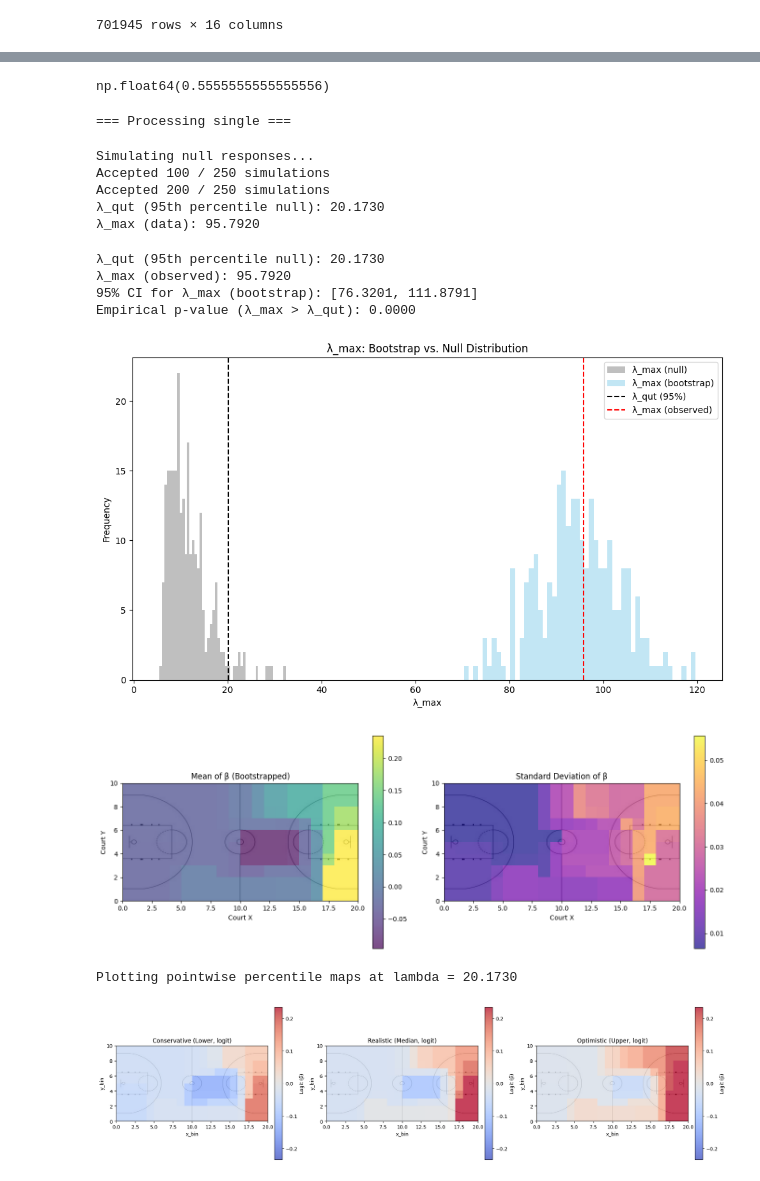
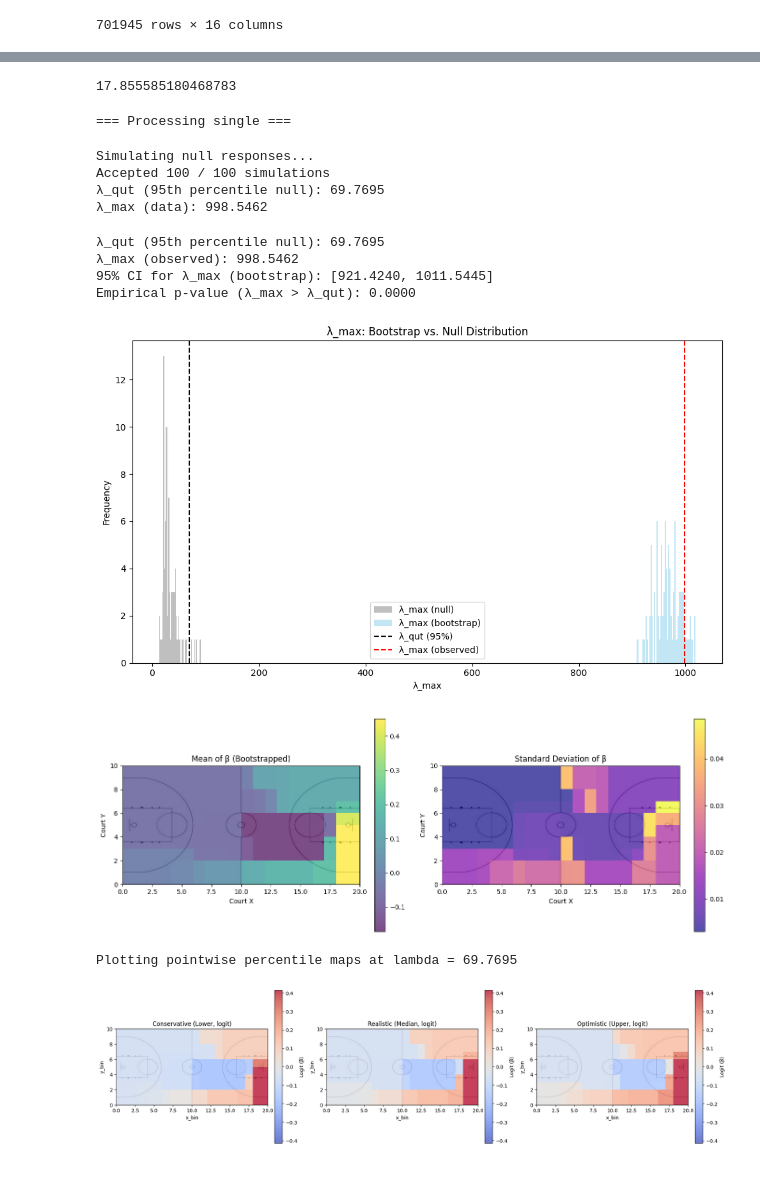
Before and after one commit to Channertheman/NBA_Analysis, a Jupyter notebook: Simulation_construction.ipynb, the cells around one changed output, grey strips where cells are left out. Saved outputs shown, nothing was run; the diff lists cells and outputs as text; code cells hidden in the pictures.

```diff
--- a/Simulation_construction.ipynb
+++ b/Simulation_construction.ipynb
@@ -634,7 +634,7 @@ plot_effect_surfaces(pipeline_movement_effects, pipeline_end_effects, title_pref
 pipeline_results = build_baseline_scoring_pipeline(
     pipeline_input_df,
     train_games=train_set,
-    n_possessions=90,
+    n_possessions=500,
     movement_effects=pipeline_movement_effects,
     end_effects=pipeline_end_effects,
     baseline_probability=0.30,
@@ -695,40 +695,40 @@ display(baseline_scoring_probabilities)
 # %%
-baseline_scoring_probabilities["simulated_out"].mean() #seeing if the scoring rate is similar to actaul games, .45 - .6 is acceptable
+#baseline_scoring_probabilities["simulated_out"].mean() #seeing if the scoring rate is similar to actaul games, .45 - .6 is acceptable
+sum(pipeline_qut_movement["possession_start"] - pipeline_qut_movement["possession_end"])/len(pipeline_qut_movement)
 # %% [output]
-np.float64(0.5555555555555556)
+17.855585180468783
 # %%
-pipeline_n_bootstraps = 250
-pipeline_mc_null = 250
+pipeline_n_bootstraps = 100
+pipeline_mc_null = 100
 pipeline_alpha = 0.05
 
 pipeline_qut_results = analyze_tv_logistic_single_game(
     pipeline_qut_movement,
     game_id=None,
     n_bootstraps=pipeline_n_bootstraps,
-    n_possessions=1000,
-    samples_per_possession=100,
+    n_possessions=10000,
+    samples_per_possession=50,
     min_samples_required=100,
     mc_null=pipeline_mc_null,
     alpha=pipeline_alpha,
     court_image_path="court.jpg",
     show_progress=True,
     plot_beta_summary=True,
     plot_pointwise_maps=True,
     plot_lambda_distributions=True,
     seed=pipeline_seed,
 )
 # %% [output]
 === Processing single ===
 Simulating null responses...
-Accepted 100 / 250 simulations
-Accepted 200 / 250 simulations
-λ_qut (95th percentile null): 20.1730
-λ_max (data): 95.7920
+Accepted 100 / 100 simulations
+λ_qut (95th percentile null): 69.7695
+λ_max (data): 998.5462
-λ_qut (95th percentile null): 20.1730
-λ_max (observed): 95.7920
-95% CI for λ_max (bootstrap): [76.3201, 111.8791]
+λ_qut (95th percentile null): 69.7695
+λ_max (observed): 998.5462
+95% CI for λ_max (bootstrap): [921.4240, 1011.5445]
 Empirical p-value (λ_max > λ_qut): 0.0000
-[figure, old version]
+[figure, new version]
-[figure, old version]
+[figure, new version]
-Plotting pointwise percentile maps at lambda = 20.1730
+Plotting pointwise percentile maps at lambda = 69.7695
-[figure, old version]
+[figure, new version]
```
Also changed, not shown: parts of 2 cells of this notebook, 1 other file.
